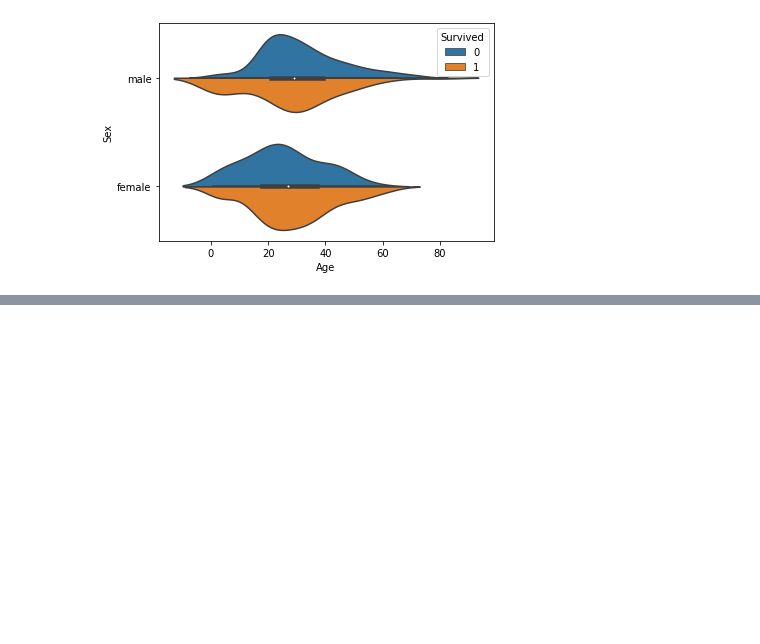
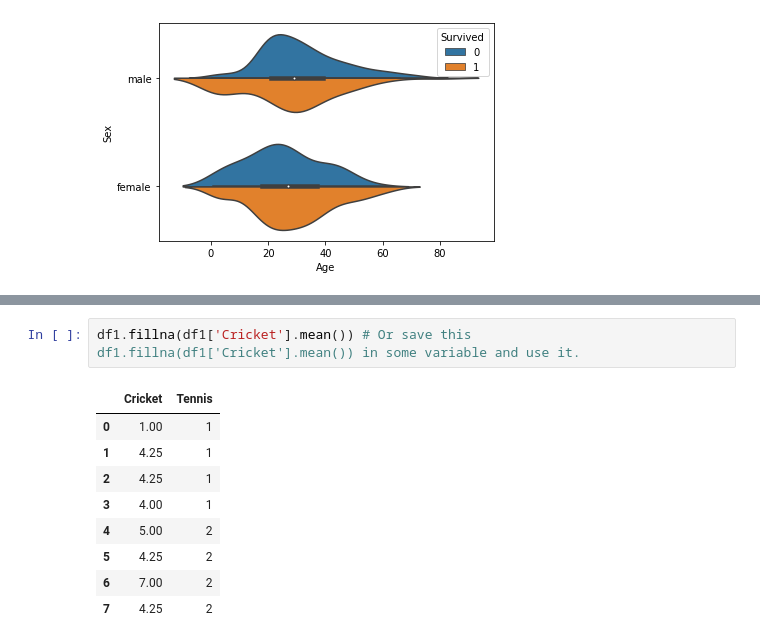
Before and after one commit to princepipariya/Verzeo-Internship, a Jupyter notebook: Testing.ipynb, the cells around one changed output, grey strips where cells are left out. Drawn from its saved outputs; the diff is of its cells as text; blank space fills up the shorter version.

```diff
--- a/Testing.ipynb
+++ b/Testing.ipynb
@@ -1061,0 +1108,12 @@ plt.show()
+# %%
+df1.fillna(df1['Cricket'].mean()) # Or save this df1.fillna(df1['Cricket'].mean()) in some variable and use it.
+# %% [output]
+|  | Cricket | Tennis |
+| 0 | 1.00 | 1 |
+| 1 | 4.25 | 1 |
+| 2 | 4.25 | 1 |
+| 3 | 4.00 | 1 |
+| 4 | 5.00 | 2 |
+| 5 | 4.25 | 2 |
+| 6 | 7.00 | 2 |
+| 7 | 4.25 | 2 |
```
Also changed, not shown: parts of 6 cells of this notebook.
